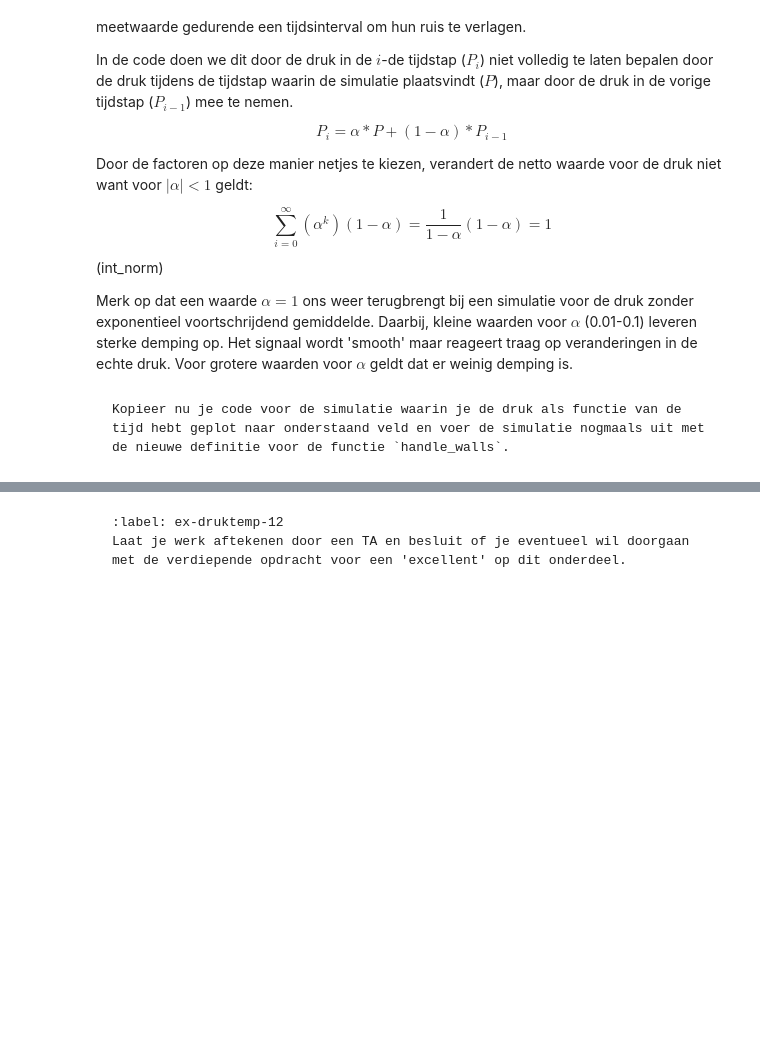
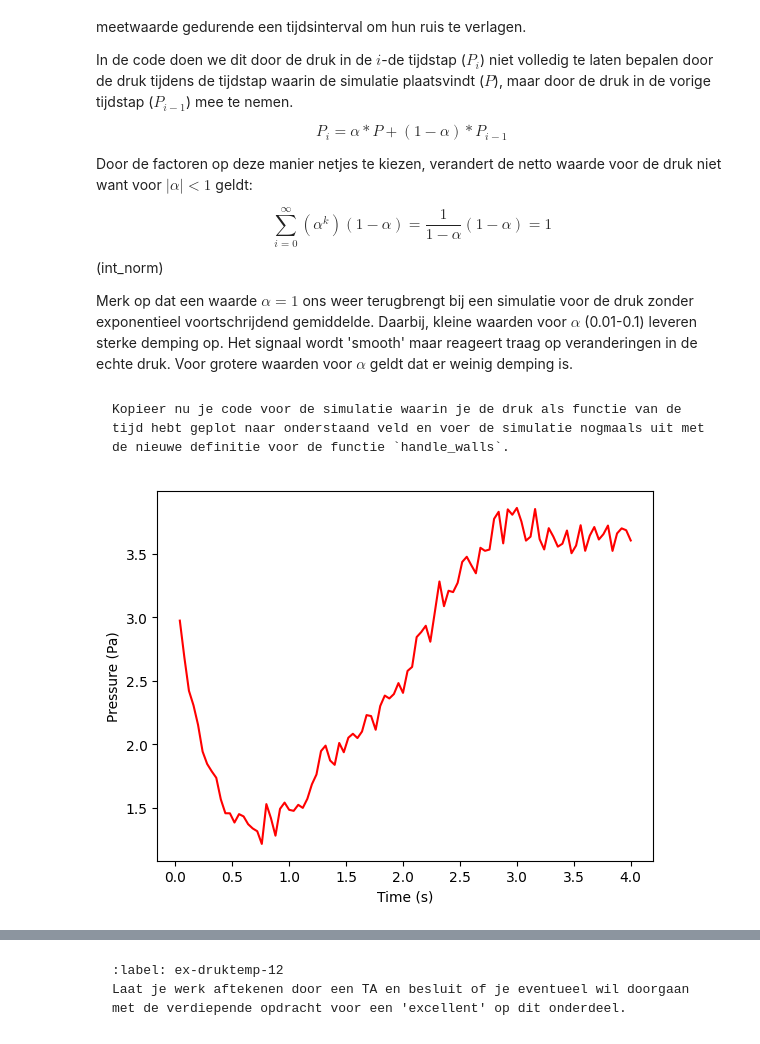
Before and after one commit to Daan401/thermolabDD, a Jupyter notebook: Content/PySim/5_druktemp.ipynb, the cells around one changed output, grey strips where cells are left out. Cells and saved outputs as stored; diff of their text form; code cells hidden in the pictures; blank space fills up the shorter version.

````diff
--- a/Content/PySim/5_druktemp.ipynb
+++ b/Content/PySim/5_druktemp.ipynb
@@ -353,16 +367,30 @@ def handle_walls(particles):
     for p in particles:
         left_right_collision(p)
         top_down_collision(p)
-    alpha = 0.1
+    alpha = 0.05
     pressure = alpha * impulse_outward / (4 * BOX_SIZE_0 * DT) + (1-alpha) * pressure # omtrek volume is oppervlak (2D sim)
 # %% [markdown]
 ```{exercise}
 Kopieer nu je code voor de simulatie waarin je de druk als functie van de tijd hebt geplot naar onderstaand veld en voer de simulatie nogmaals uit met de nieuwe definitie voor de functie `handle_walls`.
 ```
 # %%
-# RUIMTE VOOR GEKOPIEERDE FUNCTIE
+pressures = np.zeros(100)
+times = np.linspace(1, 100, 100) * DT
 
-#your code/answer
+particles = []
+create_particles(particles)
+for i in range(100):
+    take_time_step(particles)
+    handle_walls(particles)
+    pressures[i] = pressure
+
+plt.figure()
+plt.xlabel("Time (s)")
+plt.ylabel("Pressure (Pa)")
+plt.plot(times, pressures, 'r-')
+plt.show()
+# %% [output]
+[figure, added]
 # %% [markdown]
 Met de middeling kan je beter zien wat de gemiddelde waarde voor de druk in dit systeem is. Als dit voor jouw simulatie lastig is kan je de factor `alpha` aanpassen in de functie 'handle_walls`, zodat je over een langere periode het gemiddelde neemt. Hou daarbij wel rekening met de eis in [bovenstaande formule](#int_norm)
 
````
Also changed, not shown: parts of 8 cells of this notebook.
